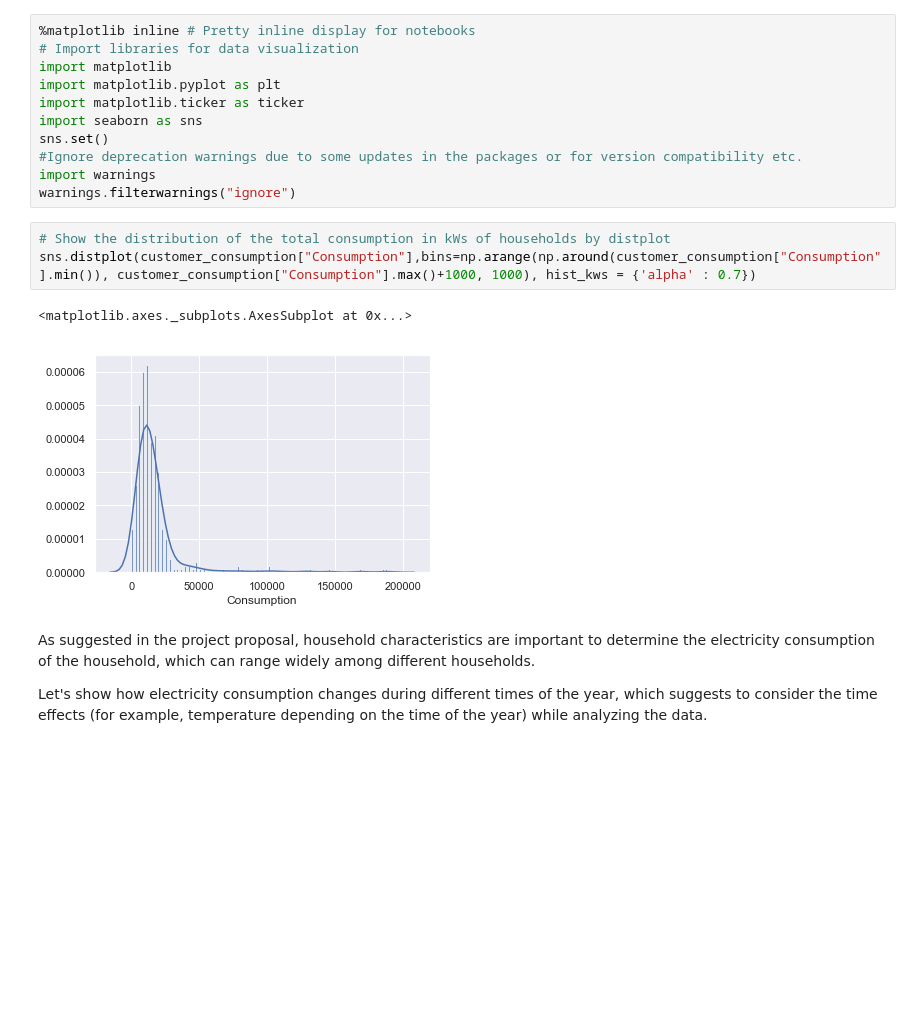
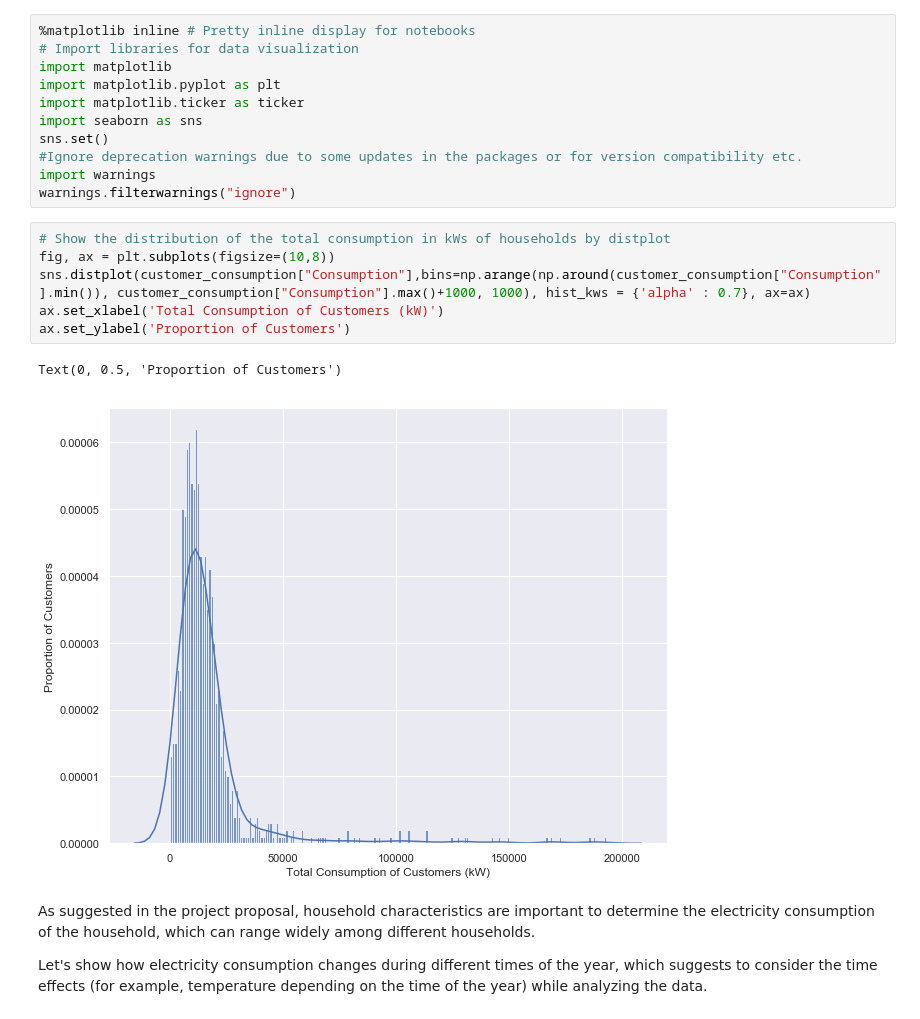
Before and after one commit to oislegen/Portfolio, a Jupyter notebook: Energy App - Project .ipynb, the cells around one changed output. Saved outputs shown, nothing was run; the diff lists cells and outputs as text; blank space fills up the shorter version.

```diff
--- a/Energy App - Project .ipynb
+++ b/Energy App - Project .ipynb
@@ -123,10 +123,13 @@ import warnings
 warnings.filterwarnings("ignore")
 # %%
 # Show the distribution of the total consumption in kWs of households by distplot
-sns.distplot(customer_consumption["Consumption"],bins=np.arange(np.around(customer_consumption["Consumption"].min()), customer_consumption["Consumption"].max()+1000, 1000), hist_kws = {'alpha' : 0.7})
+fig, ax = plt.subplots(figsize=(10,8))
+sns.distplot(customer_consumption["Consumption"],bins=np.arange(np.around(customer_consumption["Consumption"].min()), customer_consumption["Consumption"].max()+1000, 1000), hist_kws = {'alpha' : 0.7}, ax=ax)
+ax.set_xlabel('Total Consumption of Customers (kW)')
+ax.set_ylabel('Proportion of Customers')
 # %% [output]
-<matplotlib.axes._subplots.AxesSubplot at 0x...>
+Text(0, 0.5, 'Proportion of Customers')
-[figure, old version]
+[figure, new version]
 # %% [markdown]
 As suggested in the project proposal, household characteristics are important to determine the electricity consumption of the household, which can range widely among different households.
 
```
Also changed, not shown: parts of 3 cells of this notebook.
